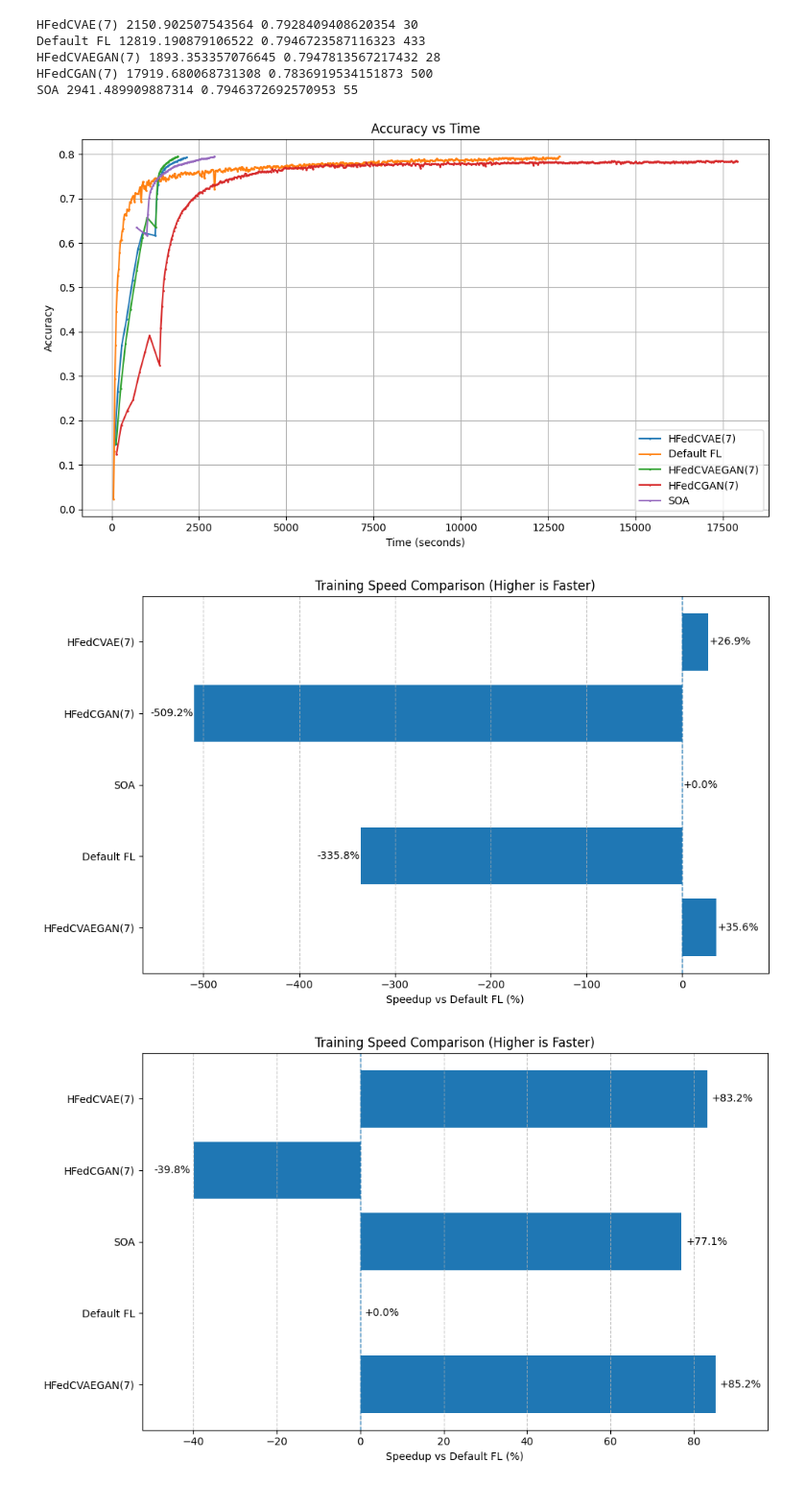
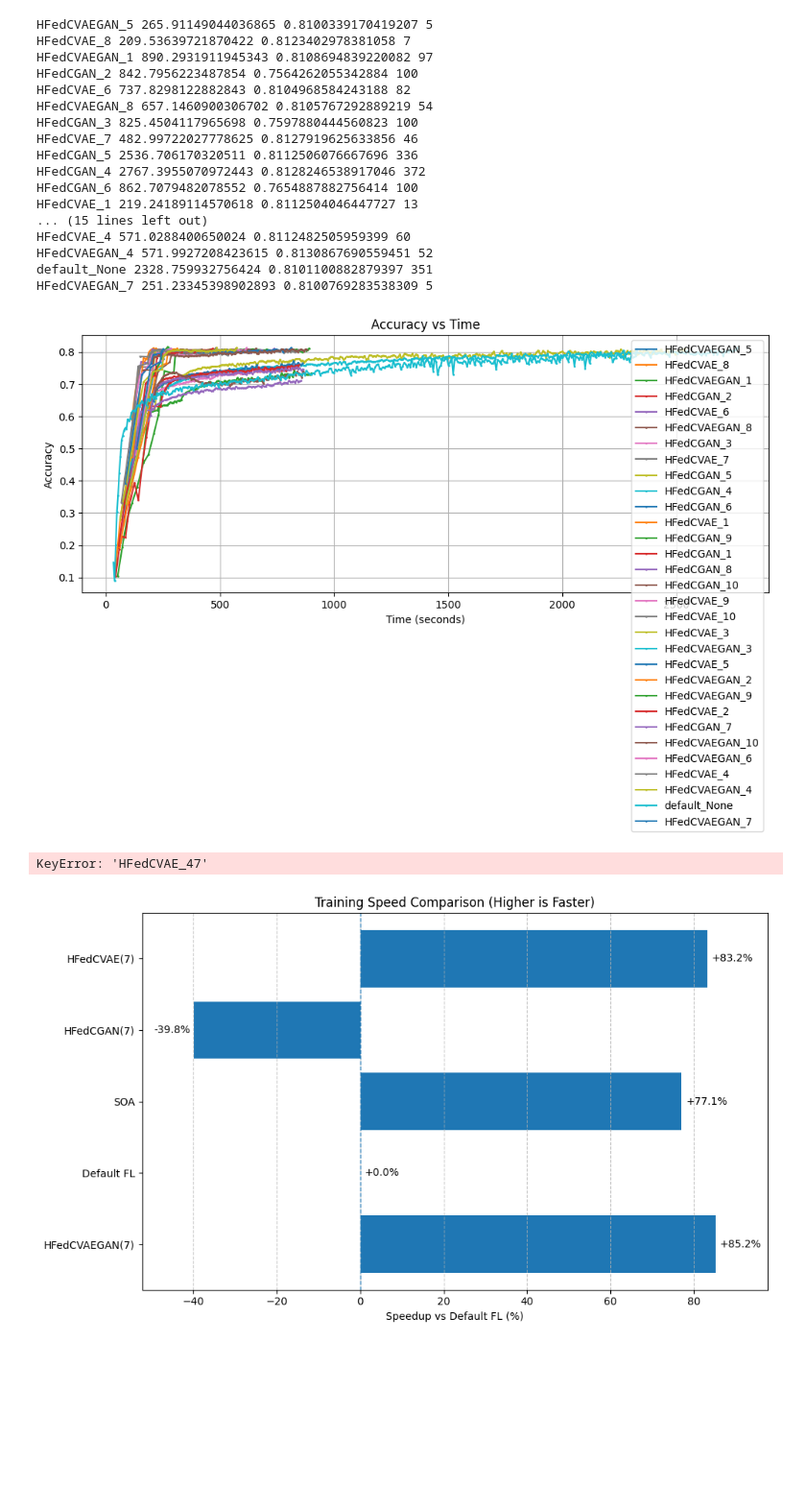
Before and after one commit to arpit35/heterogeneous_federated_learning_with_conditional_variational_autoencoder, a Jupyter notebook: analytics/results.ipynb, the cells around one changed output. Shown at 96% size. Drawn from its saved outputs; the diff is of its cells as text; code cells hidden in the pictures; blank space fills up the shorter version.

Commit message:
plots

```diff
--- a/analytics/results.ipynb
+++ b/analytics/results.ipynb
@@ -11,7 +11,7 @@ import numpy as np
 # =========================
 DATA_DIR = "../src/plots"
 NAME_MAP_FILE = "algorithm_names.json"
-target_accuracy = 0.794
+target_accuracy = 0.81
 
 
 # =========================
@@ -28,12 +28,16 @@ def load_dict(filepath):
 
 def parse_filename(filename):
     """
-    default_5_7_claudiogsc_emnist_balanced_results
+    default_5_7_claudiogsc_emnist_balance
     returns:
-    algo=default, clients=5, classes=7
+    algo=default, clients=5, classes=7, dataset=claudiogsc_emnist_balanced
     """
     parts = filename.split("_")
-    return parts[0], int(parts[1]), int(parts[2])
+    algo_name = parts[0]
+
+    if algo_name == "default":
+        return algo_name, int(parts[1]), None, "_".join(parts[2:])
+    return algo_name, int(parts[1]), int(parts[2]), "_".join(parts[3:])
 
 
 # =========================
@@ -58,9 +62,12 @@ common_keys = set(results_files.keys()) & set(round_time_files.keys())
 algo_data = {}
 
 for key in common_keys:
-    algo, clients, classes = parse_filename(key)
+    algo, clients, classes, dataset = parse_filename(key)
 
-    unique_algo_key = f"{algo}_{classes}"  # IMPORTANT CHANGE
+    unique_algo_key = f"{algo}_{classes}"
+
+    # if unique_algo_key != "HFedCVAE_9":
+    #     continue
 
     results = load_dict(results_files[key])
     times = load_dict(round_time_files[key])
@@ -121,39 +128,51 @@ else:
     for k in current_keys:
         if k not in name_map:
             name_map[k] = k
 
 with open(NAME_MAP_FILE, "w") as f:
     json.dump(name_map, f, indent=4)
 
 # =========================
 # GRAPH 1 – Accuracy vs Time (GLOBAL SCALE)
 # =========================
 plt.figure(figsize=(10, 6))
 
 for key, data in algo_data.items():
     label = name_map[key]
     x = data["time"]
     y = data["accuracy"]
 
     print(name_map[key], data["time"][-1], data["accuracy"][-1], data["final_round"])
 
     plt.plot(x, y, marker="o", markersize=1, linewidth=1.5, label=label)
 
 
 plt.xlabel("Time (seconds)")
 plt.ylabel("Accuracy")
 plt.title("Accuracy vs Time")
 plt.legend()
 plt.grid(True)
 plt.tight_layout()
 plt.show()
 # %% [output]
-HFedCVAE(7) 2150.902507543564 0.7928409408620354 30
-Default FL 12819.190879106522 0.7946723587116323 433
-HFedCVAEGAN(7) 1893.353357076645 0.7947813567217432 28
-HFedCGAN(7) 17919.680068731308 0.7836919534151873 500
-SOA 2941.489909887314 0.7946372692570953 55
+HFedCVAEGAN_5 265.91149044036865 0.8100339170419207 5
+HFedCVAE_8 209.53639721870422 0.8123402978381058 7
+HFedCVAEGAN_1 890.2931911945343 0.8108694839220082 97
+HFedCGAN_2 842.7956223487854 0.7564262055342884 100
+HFedCVAE_6 737.8298122882843 0.8104968584243188 82
+HFedCVAEGAN_8 657.1460900306702 0.8105767292889219 54
+HFedCGAN_3 825.4504117965698 0.7597880444560823 100
+HFedCVAE_7 482.99722027778625 0.8127919625633856 46
+HFedCGAN_5 2536.706170320511 0.8112506076667696 336
+HFedCGAN_4 2767.3955070972443 0.8128246538917046 372
+HFedCGAN_6 862.7079482078552 0.7654887882756414 100
+HFedCVAE_1 219.24189114570618 0.8112504046447727 13
+... (15 lines left out)
+HFedCVAE_4 571.0288400650024 0.8112482505959399 60
+HFedCVAEGAN_4 571.9927208423615 0.8130867690559451 52
+default_None 2328.759932756424 0.8101100882879397 351
+HFedCVAEGAN_7 251.23345398902893 0.8100769283538309 5
-[figure, old version]
+[figure, new version]
 # %%
 # =========================
 # GRAPH 2 – Relative Speed vs Default FL (WITH VALUES)
@@ -201,7 +220,7 @@ plt.margins(x=0.1)
 plt.tight_layout()
 plt.show()
 # %% [output]
-[figure, removed]
+KeyError: 'HFedCVAE_47'
 # %%
 # =========================
 # GRAPH 2 – Relative Speed vs Default FL (WITH VALUES)
```
Also changed, not shown: 18 other files.
